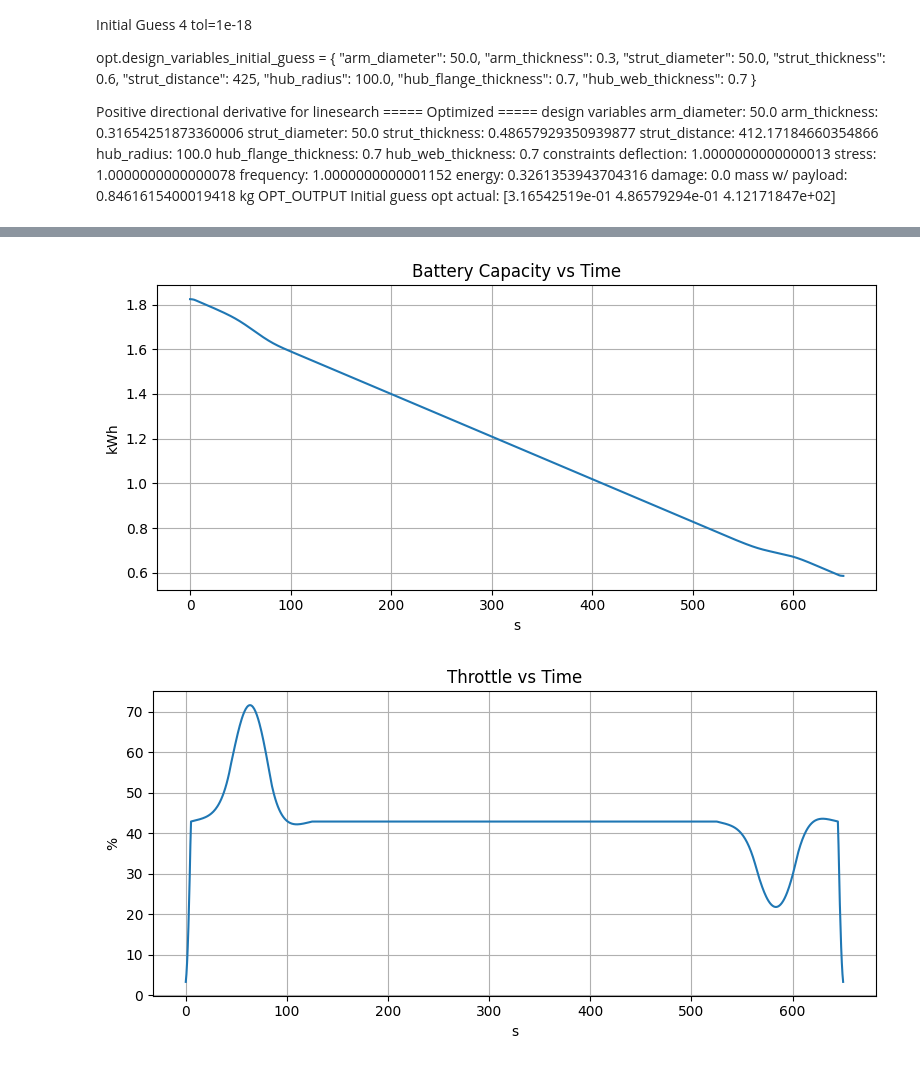
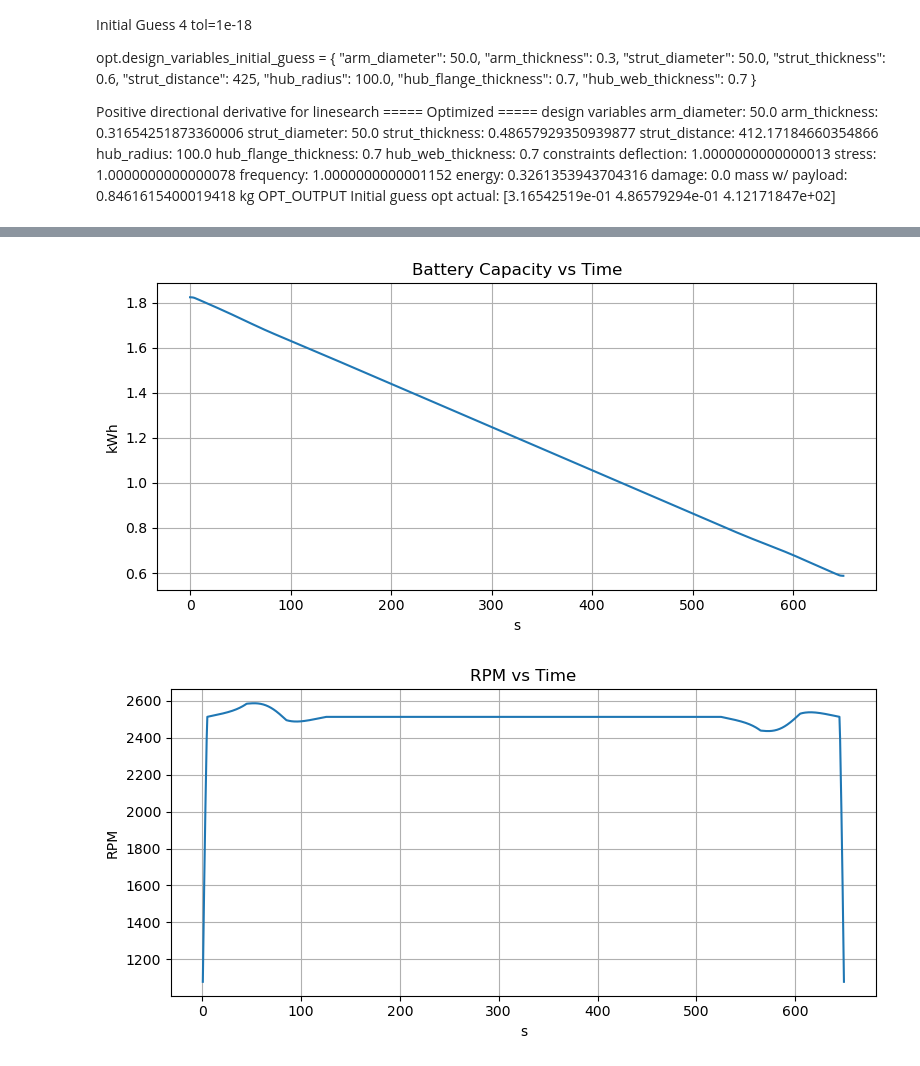
Before and after one commit to NathanielHargan/UAV_Optimization, a Jupyter notebook: Optimization_Experiments.ipynb, the cells around one changed output, grey strips where cells are left out. Cells and saved outputs as stored; diff of their text form; code cells hidden in the pictures.

```diff
--- a/Optimization_Experiments.ipynb
+++ b/Optimization_Experiments.ipynb
@@ -18,15 +18,25 @@ opt.active_constraints = {
     "damage": False,
 }
 
+opt.fixed_design_variables = {
+    "arm_diameter": False,
+    "arm_thickness": False,
+    "strut_diameter": False,
+    "strut_thickness": False,
+    "strut_distance": False,
+    "hub_radius": False,
+    "hub_flange_thickness": False,
+    "hub_web_thickness": False
+}
 opt.design_variables_initial_guess = {
-    "arm_diameter": 50.0,
-    "arm_thickness": 0.6,
-    "strut_diameter": 50.0,
-    "strut_thickness": 0.6,
+    "arm_diameter": 40.0,
+    "arm_thickness": 0.8,
+    "strut_diameter": 40.0,
+    "strut_thickness": 0.8,
     "strut_distance": 475,
-    "hub_radius": 250,
-    "hub_flange_thickness": 0.7,
-    "hub_web_thickness": 0.7
+    "hub_radius": 275,
+    "hub_flange_thickness": 0.8,
+    "hub_web_thickness": 0.8
 }
 
 res = opt.run_opt()
@@ -61,7 +71,7 @@ print("constraints")
 for i in range(len(cons_res_opt)):
     print(f"   {cons_labels_opt[i]}: {cons_res_opt[i]}")
 
-print(f"mass w/ payload: {res.fun * 1000} kg")
+print(f"objective: {res.fun}")
 
 
 print("OPT_OUTPUT")
@@ -633,20 +641,20 @@ plt.xlabel("s")
 plt.tight_layout()
 plt.show()
 # %% [output]
-[figure, old version]
+[figure, new version]
 # %%
 
 # Throttle vs Time - separate figure
 plt.figure(figsize=(8, 4))
-plt.title("Throttle vs Time")
-plt.plot(drone_power.timesteps, drone_power.percent_throttle * 100)
+plt.title("RPM vs Time")
+plt.plot(drone_power.timesteps[1:-1], drone_power.rpm[1:-1])
 plt.grid()
-plt.ylabel("%")
+plt.ylabel("RPM")
 plt.xlabel("s")
 plt.tight_layout()
 plt.show()
 # %% [output]
-[figure, old version]
+[figure, new version]
 # %%
 plt.figure(figsize=(8, 4))
 plt.title("Thrust vs Time")
```
Also changed, not shown: parts of 21 cells of this notebook, 23 other files.
